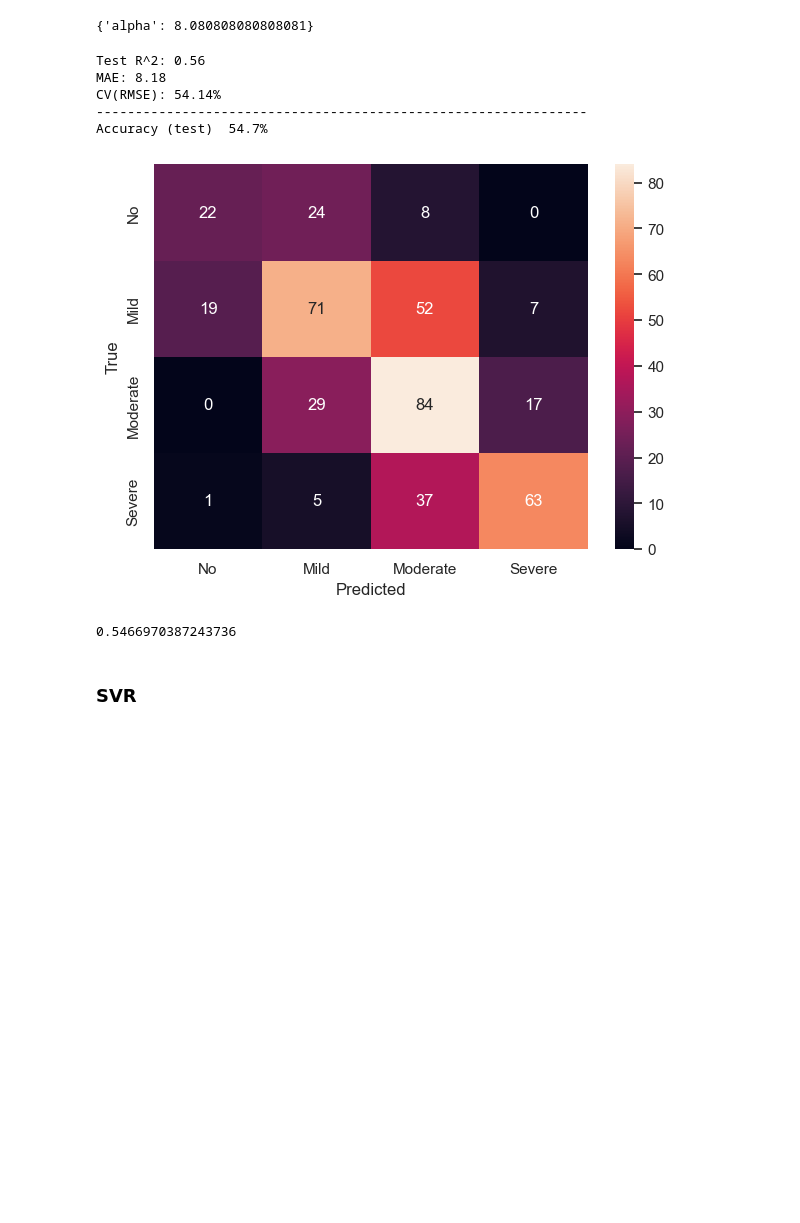
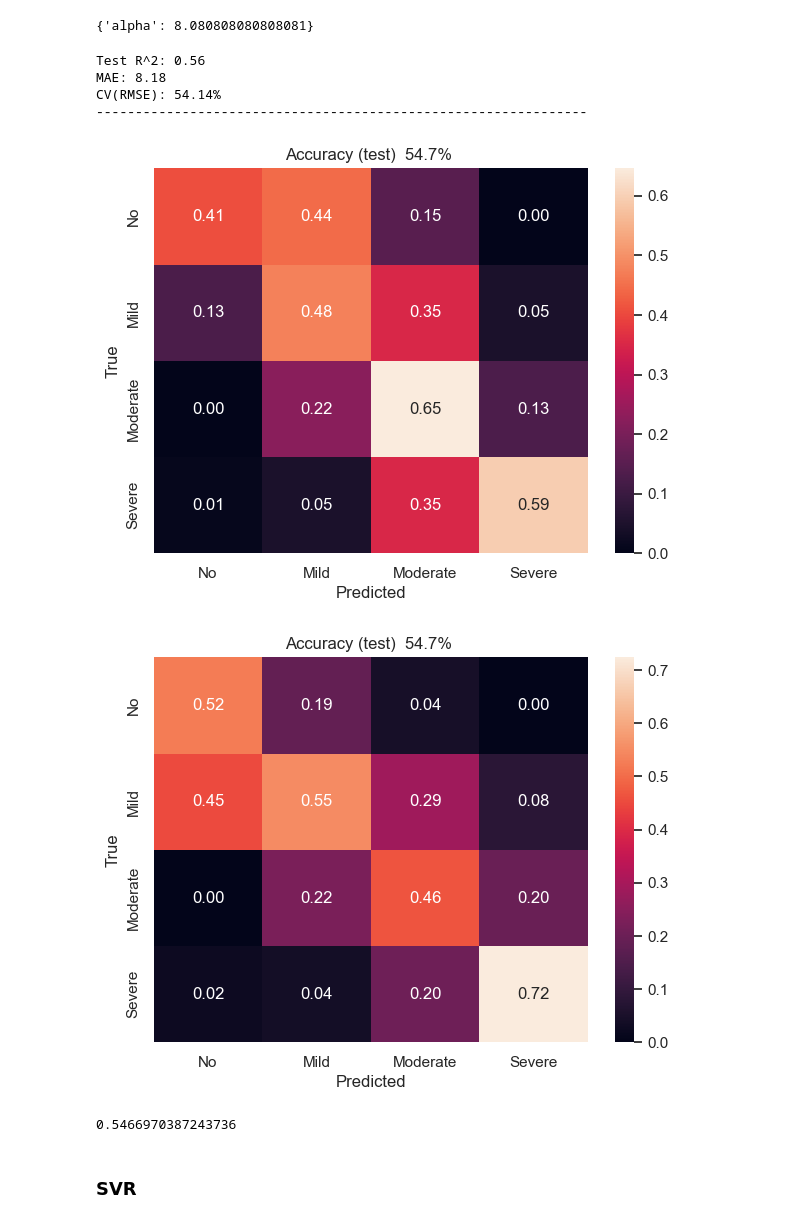
Before and after one commit to filipposkat/apnea-ppg, a Jupyter notebook: saved-notebooks/meta_model_notebook - lr0.01_adam_epoch32.ipynb, the cells around one changed output. Saved outputs shown, nothing was run; the diff lists cells and outputs as text; code cells hidden in the pictures; blank space fills up the shorter version.

```diff
--- a/saved-notebooks/meta_model_notebook - lr0.01_adam_epoch32.ipynb
+++ b/saved-notebooks/meta_model_notebook - lr0.01_adam_epoch32.ipynb
@@ -131,12 +134,14 @@ def plot_correl_matrix(df, target, k=8):
         sns.heatmap(corrmat, cbar=True, annot=True, square=True, fmt='.2f', annot_kws={'size': 10}, yticklabels=df.columns.values, xticklabels=df.columns.values)
 
 def classification_performance(y_true, y_hat, test=True, plot_confusion=True, target_labels=None, normalize=None):
+    """
+    :param normalize: {'true', 'pred', 'all'} or None
+    """
     train_test =  "test" if test else "train"
     accuracy = accuracy_score(y_true, y_hat)
-    print(f"Accuracy ({train_test})  %0.1f%% " % ( accuracy * 100))
+
     if plot_confusion:
-
-        cm = confusion_matrix(y_true, y_hat,normalize=normalize)
+        cm = confusion_matrix(y_true, y_hat, normalize=normalize)
         #print(cm)
         if not target_labels:
             df_cm = pd.DataFrame(cm)
@@ -144,14 +149,19 @@ def classification_performance(y_true, y_hat, test=True, plot_confusion=True, ta
             df_cm = pd.DataFrame(cm, index = target_labels,
                             columns = target_labels)
         plt.figure(figsize = (7,5))
-        sns.set(font_scale=1) # for label size
+        plt.title(f"Accuracy ({train_test})  %0.1f%% " % ( accuracy * 100))
+        sns.set_theme(font_scale=1) # for label size
         if normalize:
             sns.heatmap(df_cm, annot=True, fmt=".2f",)
+
         else:
             sns.heatmap(df_cm, annot=True, fmt="d")
         plt.xlabel("Predicted")
         plt.ylabel("True")
         plt.show()
+    else:
+        print(f"Accuracy ({train_test})  %0.1f%% " % ( accuracy * 100))
+
     return accuracy
 
 target="ahi_a0h3a"
@@ -355,11 +388,11 @@ if True:
     print(clf.best_score_)
     best_rfc = clf.best_estimator_
     best_params = clf.best_params_
-    best_params
+    print(best_params)
 else:
     parameters = {'n_estimators': 200,
                 'criterion': 'entropy',
-                'max_depth':9,
+                'max_depth': 9,
                 'min_samples_split': 3,
                 'min_samples_leaf': 1,
                 'max_features': "sqrt"}
@@ -399,7 +432,7 @@ Test accuracy: 47.15%
 # %% [markdown]
 ### XGBoost
 # %%
-if False:
+if True:
     xgbc = XGBClassifier(seed=33)
 
     parameters = {'eta': [0.1,0.2,0.3],
@@ -417,16 +450,16 @@ if False:
     print(clf.best_score_)
     xgbc = clf.best_estimator_
     best_params = clf.best_params_
-    best_params
+    print(best_params)
 else:
-    parameters = {'subsample': 0.8,
+    parameters = {'subsample': 0.9,
                 'max_depth': 6,
-                'lambda': 0.8999999999999999,
-                'gamma': 0,
-                'eta': 0.1,
-                'colsample_bytree': 0.8,
+                'lambda': 0.8,
+                'gamma': 0.1,
+                'eta': 0.2,
+                'colsample_bytree': 0.7,
                 'colsample_bynode': 0.9,
-                'alpha': 0.7}
+                'alpha': 0.9}
     xgbc = XGBClassifier(random_state=33, **parameters)
     xgbc.fit(X_train, Y_train_clas)
     scores = cross_validate(estimator=xgbc, X=X_train, y=Y_train_clas, scoring='accuracy', cv=5)["test_score"]
@@ -520,31 +547,32 @@ best_ridge_params
 # %%
 mdl = best_ridge
 
 y_hat = mdl.predict(X_test)
 y_true = Y_test_reg[:,5]
 
 y_hat_clas = ahi_to_category_vf(y_hat)
 y_true_clas = Y_test_clas
 
 
 r2 = r2_score(y_true=y_true, y_pred=y_hat)
 mae = mean_absolute_error(y_true=y_true, y_pred=y_hat)
 rmse = mean_squared_error(y_true=y_true, y_pred=y_hat, squared=False)
 y_mean = np.mean(y_true)
 accuracy = accuracy_score(y_true=y_true_clas, y_pred=y_hat_clas)
 
 print(f"Test R^2: {r2:.2f}")
 print(f"MAE: {mae:.2f}")
 print(f"CV(RMSE): {100*rmse/y_mean:.2f}%")
 print("---------------------------------------------------------------")
-classification_performance(y_true_clas, y_hat_clas, test=True, plot_confusion=True, target_labels=["No", "Mild", "Moderate", "Severe"], normalize=None)
+classification_performance(y_true_clas, y_hat_clas, test=True, plot_confusion=True, target_labels=["No", "Mild", "Moderate", "Severe"], normalize="true")
+classification_performance(y_true_clas, y_hat_clas, test=True, plot_confusion=True, target_labels=["No", "Mild", "Moderate", "Severe"], normalize="pred")
 # %% [output]
 Test R^2: 0.56
 MAE: 8.18
 CV(RMSE): 54.14%
 ---------------------------------------------------------------
-Accuracy (test)  54.7%
-[figure, old version]
+[figure, new version]
+[figure, added]
 0.5466970387243736
 # %% [markdown]
 ### SVR
```
Also changed, not shown: parts of 18 cells of this notebook, 8 other files.
